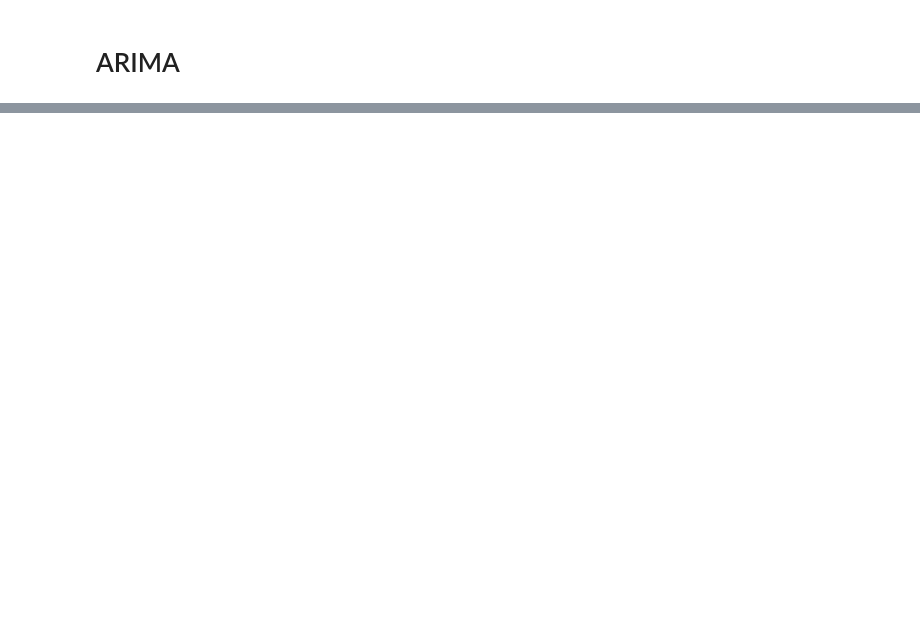
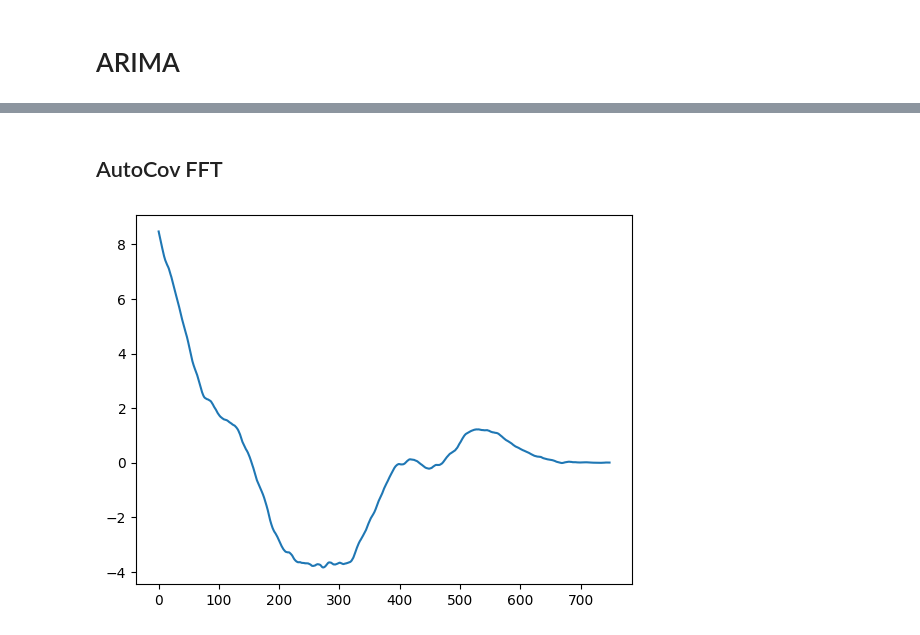
Before and after one commit to Marques-079/2025-algothon, a Jupyter notebook: data/timeSeriesAnalysis.ipynb, the cells around one changed output, grey strips where cells are left out. Cells and saved outputs as stored; diff of their text form; code cells hidden in the pictures; blank space fills up the shorter version.

```diff
--- a/data/timeSeriesAnalysis.ipynb
+++ b/data/timeSeriesAnalysis.ipynb
@@ -101,0 +104,19 @@ Warnings:
+# %% [markdown]
+## AutoCov FFT
+# %%
+acov = acovf(instPrice, fft=False)  # Full autocovariance
+
+def full_autocovariance(x):
+    x = np.asarray(x)
+    n = len(x)
+    x_mean = np.mean(x)
+    result = np.correlate(x - x_mean, x - x_mean, mode='full') / n
+    return result[n-1:]  # keep only non-negative lags
+
+customAutoCov = full_autocovariance(instPrice)
+
+
+plt.plot(np.arange(len(acov)),acov)
+plt.show()
+# %% [output]
+[figure, added]
```
Also changed, not shown: parts of 4 cells of this notebook.
